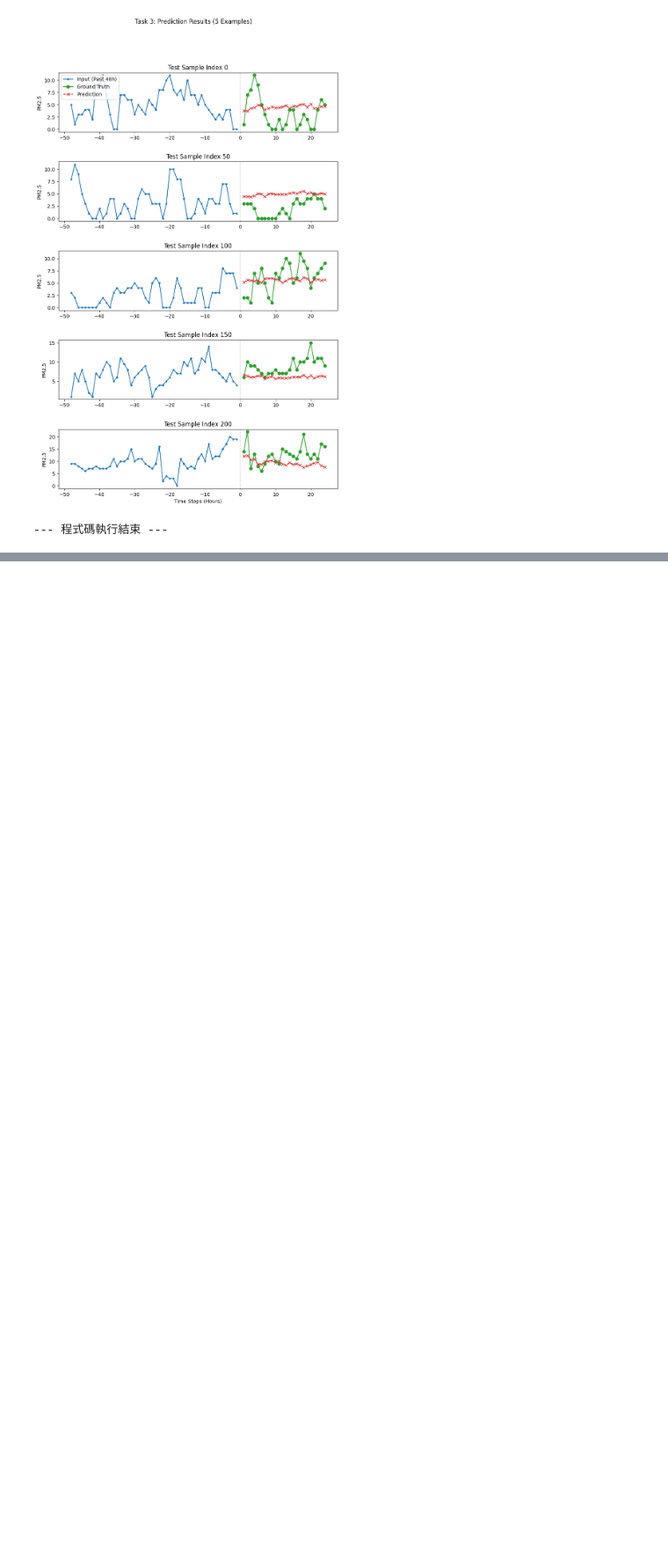
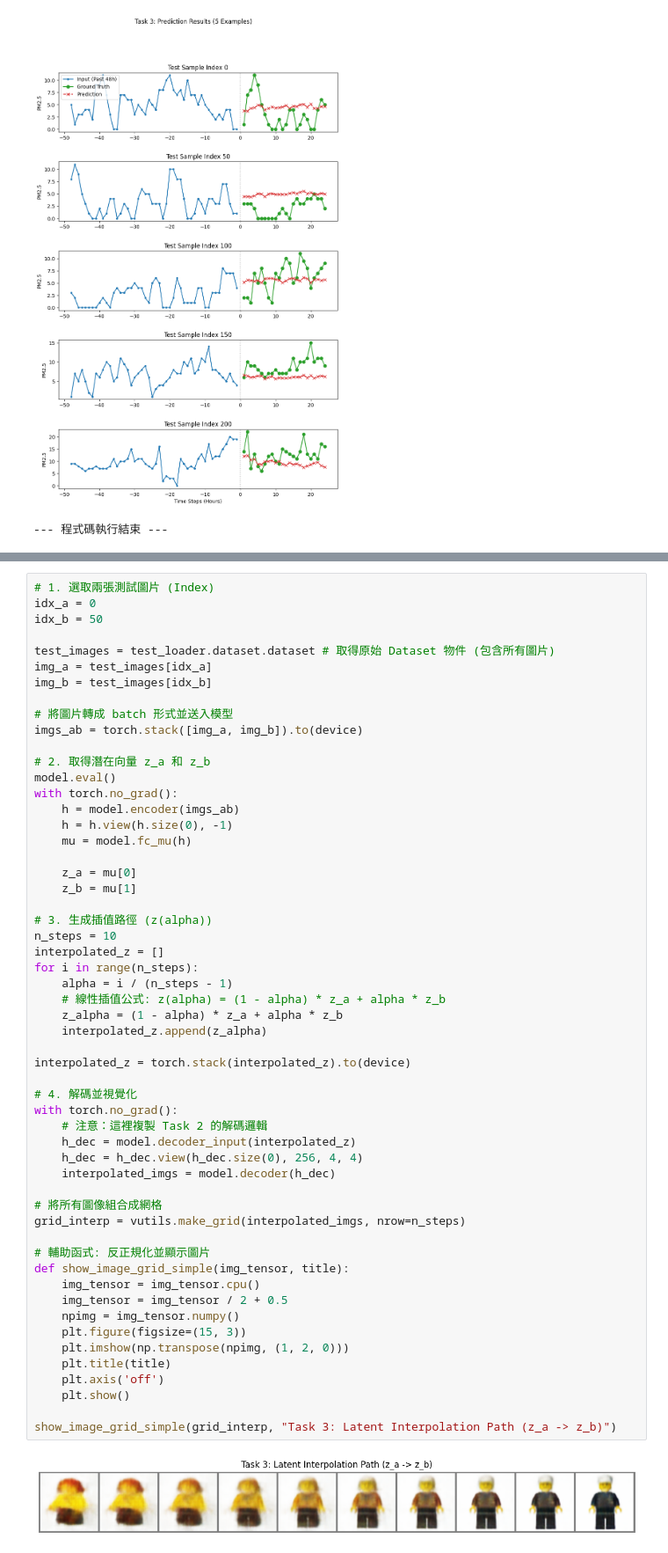
Before and after one commit to jcpan821/DL, a Jupyter notebook: 作業/HW3/hw3_114033607.ipynb, the cells around one changed output, grey strips where cells are left out. Shown at 88% size. Cells and saved outputs as stored; diff of their text form; blank space fills up the shorter version.

```diff
--- a/作業/HW3/hw3_114033607.ipynb
+++ b/作業/HW3/hw3_114033607.ipynb
@@ -501,0 +820,57 @@ imshow(grid_img, title="Task 1: Preprocessed Lego Minifigures (64x64)")
+# %%
+# 1. 選取兩張測試圖片 (Index)
+idx_a = 0
+idx_b = 50
+
+test_images = test_loader.dataset.dataset # 取得原始 Dataset 物件 (包含所有圖片)
+img_a = test_images[idx_a]
+img_b = test_images[idx_b]
+
+# 將圖片轉成 batch 形式並送入模型
+imgs_ab = torch.stack([img_a, img_b]).to(device)
+
+# 2. 取得潛在向量 z_a 和 z_b
+model.eval()
+with torch.no_grad():
+    h = model.encoder(imgs_ab)
+    h = h.view(h.size(0), -1)
+    mu = model.fc_mu(h)
+
+    z_a = mu[0]
+    z_b = mu[1]
+
+# 3. 生成插值路徑 (z(alpha))
+n_steps = 10
+interpolated_z = []
+for i in range(n_steps):
+    alpha = i / (n_steps - 1)
+    # 線性插值公式: z(alpha) = (1 - alpha) * z_a + alpha * z_b
+    z_alpha = (1 - alpha) * z_a + alpha * z_b
+    interpolated_z.append(z_alpha)
+
+interpolated_z = torch.stack(interpolated_z).to(device)
+
+# 4. 解碼並視覺化
+with torch.no_grad():
+    # 注意：這裡複製 Task 2 的解碼邏輯
+    h_dec = model.decoder_input(interpolated_z)
+    h_dec = h_dec.view(h_dec.size(0), 256, 4, 4)
+    interpolated_imgs = model.decoder(h_dec)
+
+# 將所有圖像組合成網格
+grid_interp = vutils.make_grid(interpolated_imgs, nrow=n_steps)
+
+# 輔助函式: 反正規化並顯示圖片
+def show_image_grid_simple(img_tensor, title):
+    img_tensor = img_tensor.cpu()
+    img_tensor = img_tensor / 2 + 0.5
+    npimg = img_tensor.numpy()
+    plt.figure(figsize=(15, 3))
+    plt.imshow(np.transpose(npimg, (1, 2, 0)))
+    plt.title(title)
+    plt.axis('off')
+    plt.show()
+
+show_image_grid_simple(grid_interp, "Task 3: Latent Interpolation Path (z_a -> z_b)")
+# %% [output]
+[figure, added]
```
Also changed, not shown: parts of 14 cells of this notebook.
